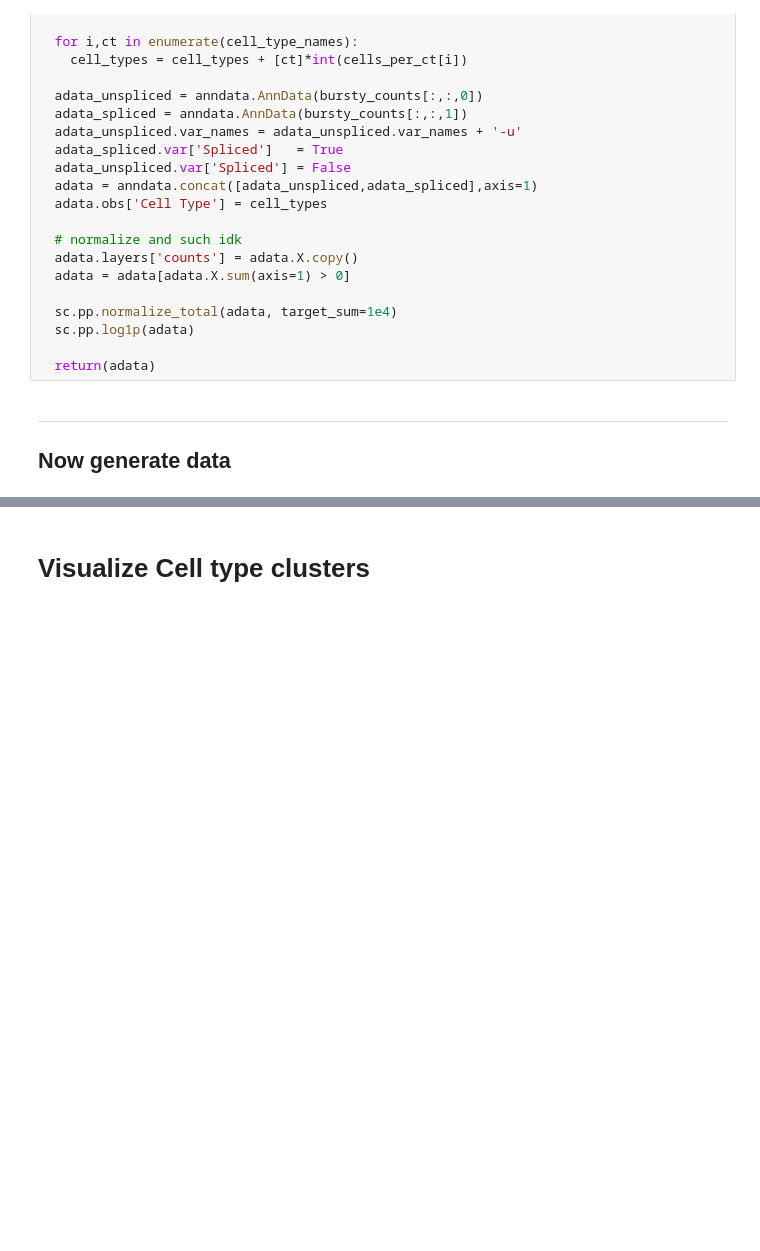
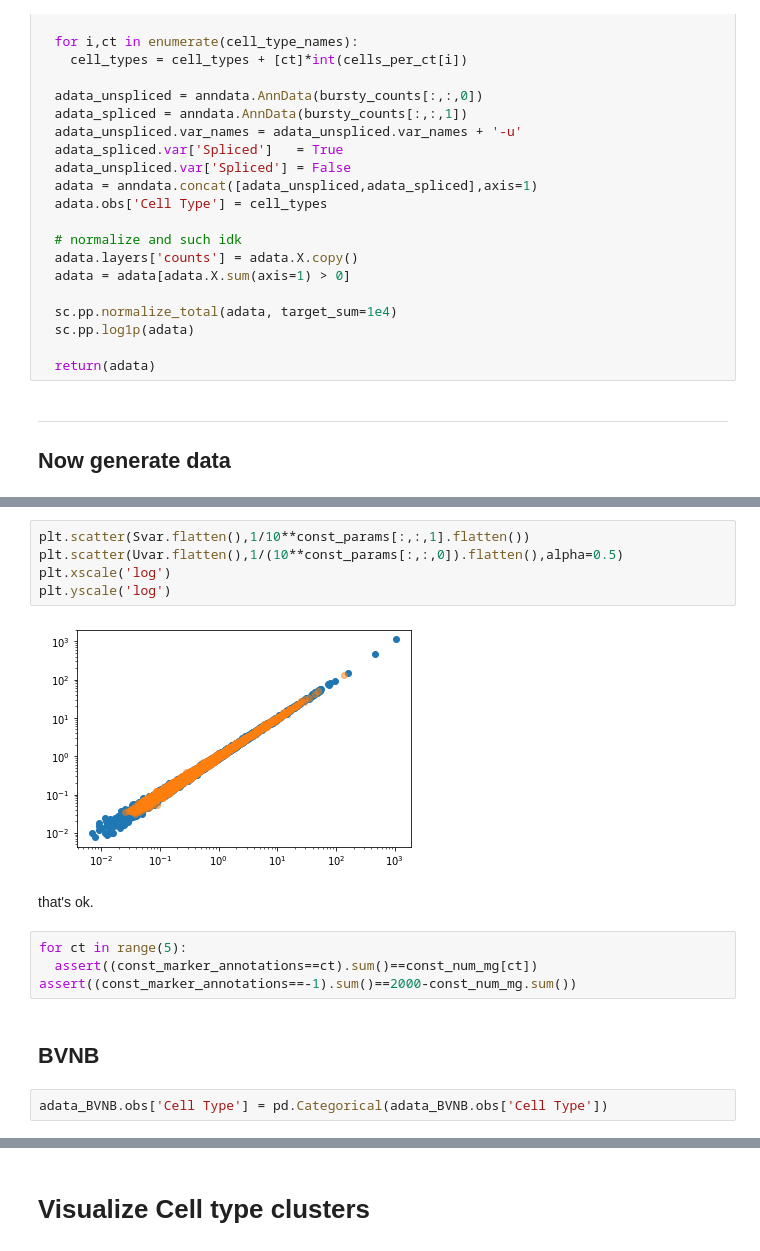
Before and after one commit to pachterlab/CGCCP_2023, a Jupyter notebook: Code/Notebooks/Simulate_data.ipynb, the cells around one changed output, grey strips where cells are left out. Cells and saved outputs as stored; diff of their text form; blank space fills up the shorter version.

```diff
--- a/Code/Notebooks/Simulate_data.ipynb
+++ b/Code/Notebooks/Simulate_data.ipynb
@@ -603,0 +672,17 @@ Cell type  19
+# %%
+plt.scatter(Svar.flatten(),1/10**const_params[:,:,1].flatten())
+plt.scatter(Uvar.flatten(),1/(10**const_params[:,:,0]).flatten(),alpha=0.5)
+plt.xscale('log')
+plt.yscale('log')
+# %% [output]
+[figure, added]
+# %% [markdown]
+that's ok.
+# %%
+for ct in range(5):
+  assert((const_marker_annotations==ct).sum()==const_num_mg[ct])
+assert((const_marker_annotations==-1).sum()==2000-const_num_mg.sum())
+# %% [markdown]
+## BVNB
+# %%
+adata_BVNB.obs['Cell Type'] = pd.Categorical(adata_BVNB.obs['Cell Type'])
```
Also changed, not shown: parts of 48 cells of this notebook.
